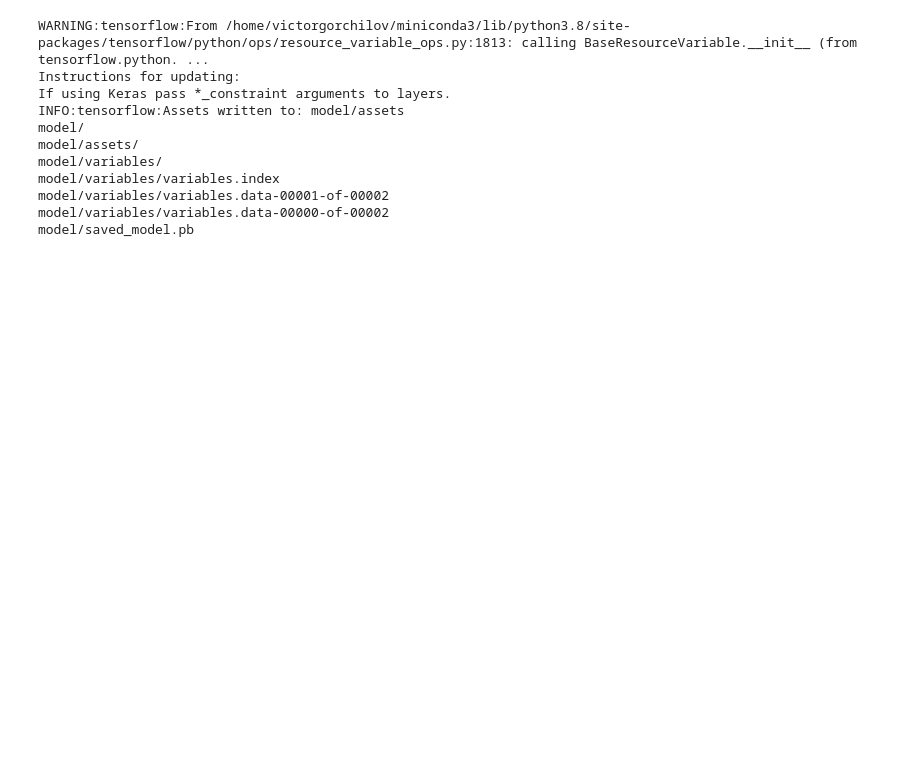
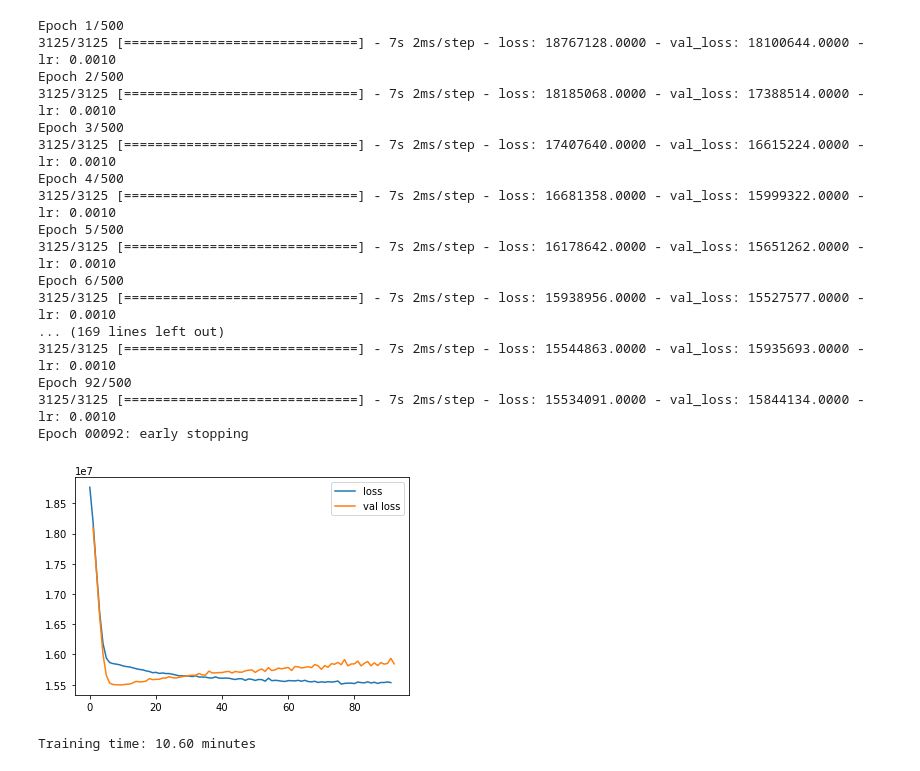
Before and after one commit to ManiacMaxo/Thesis, a Jupyter notebook: lstm.ipynb, the cells around one changed output. Cells and saved outputs as stored; diff of their text form; code cells hidden in the pictures; blank space fills up the shorter version.

```diff
--- a/lstm.ipynb
+++ b/lstm.ipynb
@@ -39,12 +18,17 @@ scheduler = LearningRateScheduler(schedule)
+# %%
+scheduler = LearningRateScheduler(schedule)
+es = EarlyStopping(monitor='loss', patience=15, verbose=1)
+
+# optimizer = RMSprop(ExponentialDecay(0.01, decay_steps=100000, decay_rate=0.1))
+optimizer = Adam(lr=1e-3)
+epochs = 500
 # %%
 clear_session()
 
 model = Sequential([
-                    LSTM(16, input_shape=(4, 1000)),
-                    Dense(64, activation='relu'),
-#                     Dropout(0.2),
-#                     Dense(32, activation='relu'),
-#                     Dropout(0.2),
+                    Bidirectional(LSTM(1, dropout=0.3), input_shape=(4, 1000)),
+                    Dense(4, activation='relu'),
+                    Dropout(0.5),
                     Dense(1, activation='relu')
 ])
 model.summary()
@@ -64,13 +48,2 @@ Trainable params: 66,241
 Non-trainable params: 0
 _________________________________________________________________
-# %%
-# optimizer = RMSprop(ExponentialDecay(0.01, decay_steps=100000, decay_rate=0.1))
-optimizer = Adam()
-
-model.compile(optimizer=optimizer, loss='mae')
-# %%
-history = model.fit(train_X[:],
-                    train_y[:],
-                    epochs=500,
-                    callbacks=[scheduler]
-)
@@ -115,14 +50,22 @@ model.evaluate(test_X[:], test_y[:])
-# %%
-model.save(f'model_saves/lstm-{noise_level}.h5')
-# %% [output]
-WARNING:tensorflow:From /home/victorgorchilov/miniconda3/lib/python3.8/site-packages/tensorflow/python/ops/resource_variable_ops.py:1813: calling BaseResourceVariable.__init__ (from tensorflow.python. ...
-Instructions for updating:
-If using Keras pass *_constraint arguments to layers.
-INFO:tensorflow:Assets written to: model/assets
-model/
-model/assets/
-model/variables/
-model/variables/variables.index
-model/variables/variables.data-00001-of-00002
-model/variables/variables.data-00000-of-00002
-model/saved_model.pb
+# %%
+model = train(load_dataset('m2'), model, epochs, optimizer, verbose=1, callbacks=[es, scheduler])
+# %% [output]
+Epoch 1/500
+3125/3125 [==============================] - 7s 2ms/step - loss: 18767128.0000 - val_loss: 18100644.0000 - lr: 0.0010
+Epoch 2/500
+3125/3125 [==============================] - 7s 2ms/step - loss: 18185068.0000 - val_loss: 17388514.0000 - lr: 0.0010
+Epoch 3/500
+3125/3125 [==============================] - 7s 2ms/step - loss: 17407640.0000 - val_loss: 16615224.0000 - lr: 0.0010
+Epoch 4/500
+3125/3125 [==============================] - 7s 2ms/step - loss: 16681358.0000 - val_loss: 15999322.0000 - lr: 0.0010
+Epoch 5/500
+3125/3125 [==============================] - 7s 2ms/step - loss: 16178642.0000 - val_loss: 15651262.0000 - lr: 0.0010
+Epoch 6/500
+3125/3125 [==============================] - 7s 2ms/step - loss: 15938956.0000 - val_loss: 15527577.0000 - lr: 0.0010
+... (169 lines left out)
+3125/3125 [==============================] - 7s 2ms/step - loss: 15544863.0000 - val_loss: 15935693.0000 - lr: 0.0010
+Epoch 92/500
+3125/3125 [==============================] - 7s 2ms/step - loss: 15534091.0000 - val_loss: 15844134.0000 - lr: 0.0010
+Epoch 00092: early stopping
+[figure, added]
+Training time: 10.60 minutes
```
Also changed, not shown: parts of 9 cells of this notebook, 52 other files.
